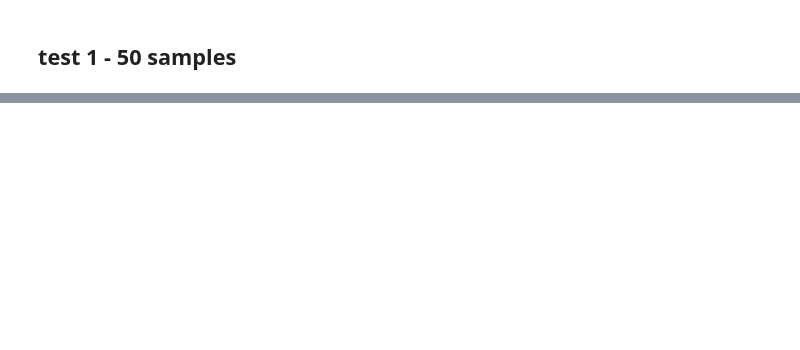
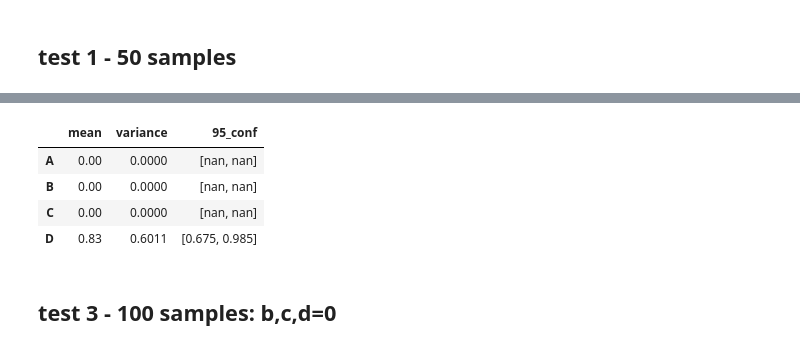
Before and after one commit to claralb2002/Active-Machine-Learning-Assignments, a Jupyter notebook: miniproject3/tests.ipynb, the cells around one changed output, grey strips where cells are left out. Saved outputs shown, nothing was run; the diff lists cells and outputs as text; code cells hidden in the pictures; blank space fills up the shorter version.

```diff
--- a/miniproject3/tests.ipynb
+++ b/miniproject3/tests.ipynb
@@ -9,2 +145,2 @@ base_path = 'data/test/'
 # %%
-test1 = pd.read_csv(f'{base_path}/data_1245.csv')
+testD = pd.read_csv(f'{base_path}/data_1252.csv')
@@ -30,0 +147,10 @@ provideStats(test1)
+# %%
+provideStats(testD)
+# %% [output]
+|  | mean | variance | 95_conf |
+| A | 0.00 | 0.0000 | [nan, nan] |
+| B | 0.00 | 0.0000 | [nan, nan] |
+| C | 0.00 | 0.0000 | [nan, nan] |
+| D | 0.83 | 0.6011 | [0.675, 0.985] |
+# %% [markdown]
+## test 3 - 100 samples: b,c,d=0
```
Also changed, not shown: parts of 25 cells of this notebook.
